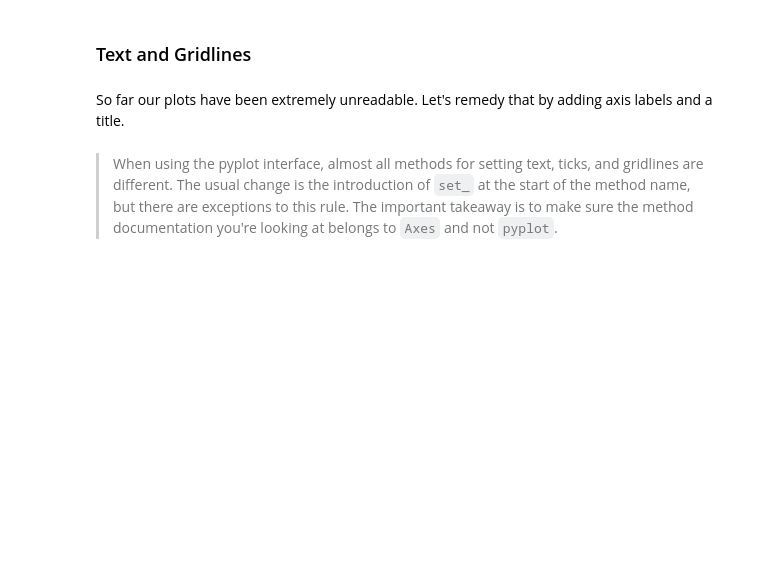
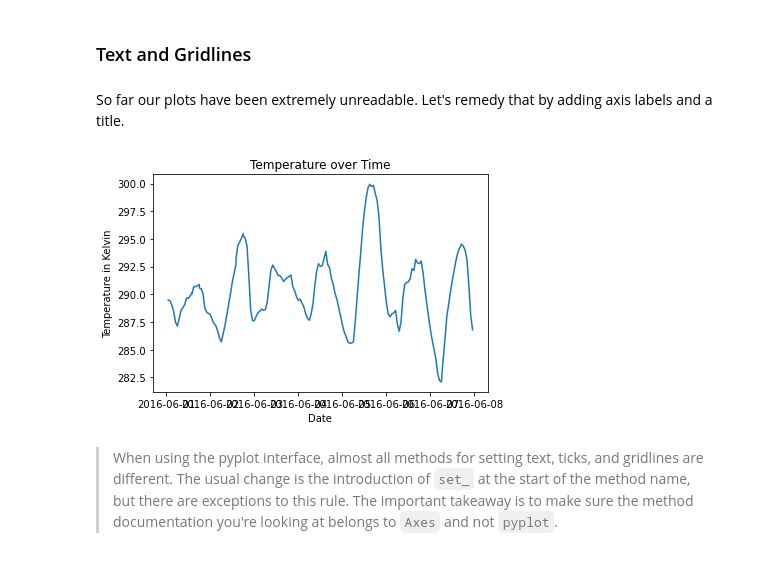
Before and after one commit to mat10599/python_for_data_science, a Jupyter notebook: session2/session-two-teaching-questions.ipynb, the cells around one changed output. Cells and saved outputs as stored; diff of their text form; code cells hidden in the pictures; blank space fills up the shorter version.

```diff
--- a/session2/session-two-teaching-questions.ipynb
+++ b/session2/session-two-teaching-questions.ipynb
@@ -243,9 +243,13 @@ So far our plots have been extremely unreadable. Let's remedy that by adding axi
 # %%
 # Create a labelled plot of temperature over time
 fig, ax = plt.subplots()
 ax.plot(metro_one_week.date_time, metro_one_week.temp)
-# ...
+ax.set_xlabel("Date")
+ax.set_ylabel("Temperature in Kelvin")
+ax.set_title("Temperature over Time")
 plt.show()
+# %% [output]
+[figure, added]
 # %% [markdown]
 > When using the pyplot interface, almost all methods for setting text, ticks, and gridlines are different. The usual change is the introduction of `set_` at the start of the method name, but there are exceptions to this rule. The important takeaway is to make sure the method documentation you're looking at belongs to `Axes` and not `pyplot`.
 # %% [markdown]
```
Also changed, not shown: parts of 13 cells of this notebook, 2 other files.
